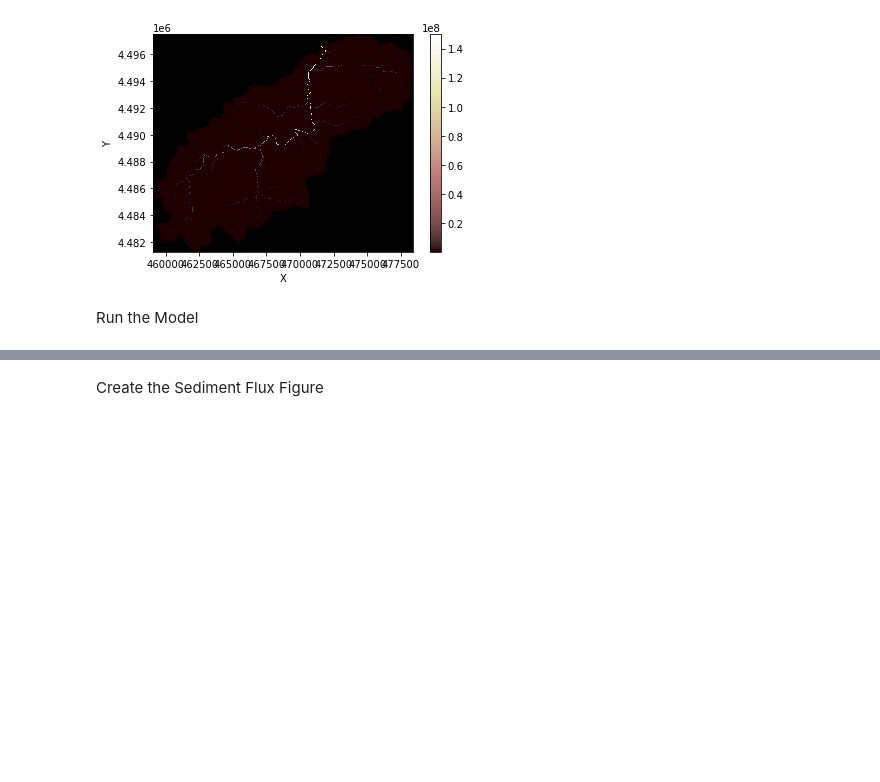
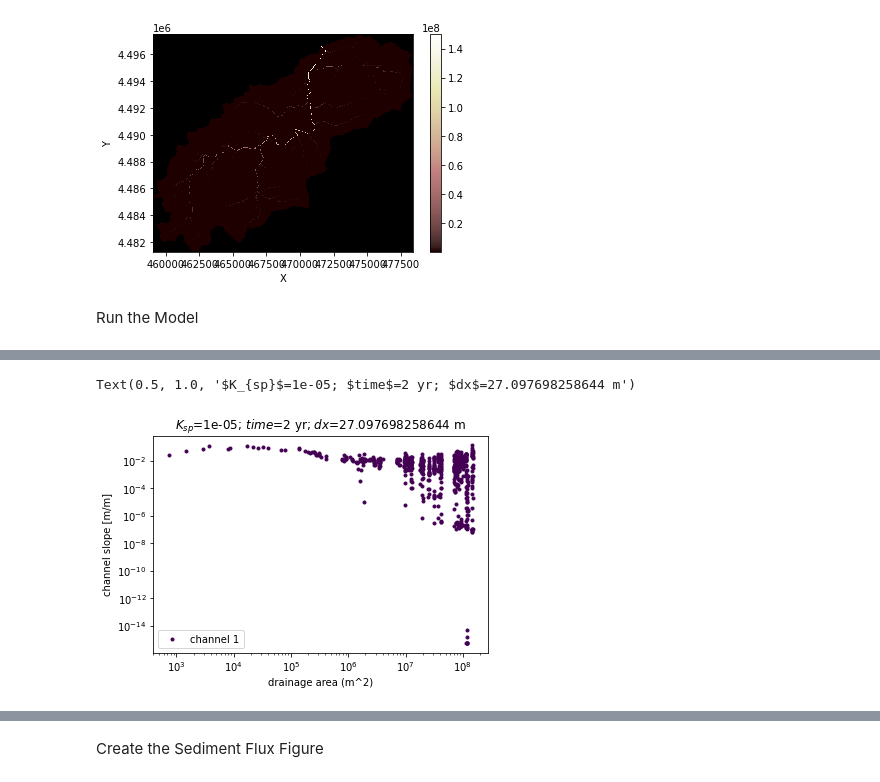
Before and after one commit to gsb223/landlabwork, a Jupyter notebook: testing_code/spaceModel.ipynb, the cells around one changed output, grey strips where cells are left out. Saved outputs shown, nothing was run; the diff lists cells and outputs as text; code cells hidden in the pictures; blank space fills up the shorter version.

```diff
--- a/testing_code/spaceModel.ipynb
+++ b/testing_code/spaceModel.ipynb
@@ -161,0 +189,28 @@ while elapsed_time < run_time: #time units of years
+# %%
+K_sp = 1.0e-5
+
+for i, outlet_id in enumerate(prf.data_structure):
+    for j, segment_id in enumerate(prf.data_structure[outlet_id]):
+        if j == 0:
+            label = "channel {i}".format(i=i + 1)
+        else:
+            label = '_nolegend_'
+        segment = prf.data_structure[outlet_id][segment_id]
+        profile_ids = segment["ids"]
+        color = segment["color"]
+        plt.loglog(
+            mg.at_node["drainage_area"][profile_ids],
+            mg.at_node["topographic__steepest_slope"][profile_ids],
+            '.',
+            color=color,
+            label=label,
+        )
+
+plt.legend(loc="lower left")
+plt.xlabel("drainage area (m^2)")
+plt.ylabel("channel slope [m/m]")
+title_text = f"$K_{{sp}}$={K_sp}; $time$={elapsed_time} yr; $dx$={node_spacing} m"
+plt.title(title_text)
+# %% [output]
+Text(0.5, 1.0, '$K_{sp}$=1e-05; $time$=2 yr; $dx$=27.097698258644 m')
+[figure, added]
```
Also changed, not shown: parts of 12 cells of this notebook, 1 other file.
